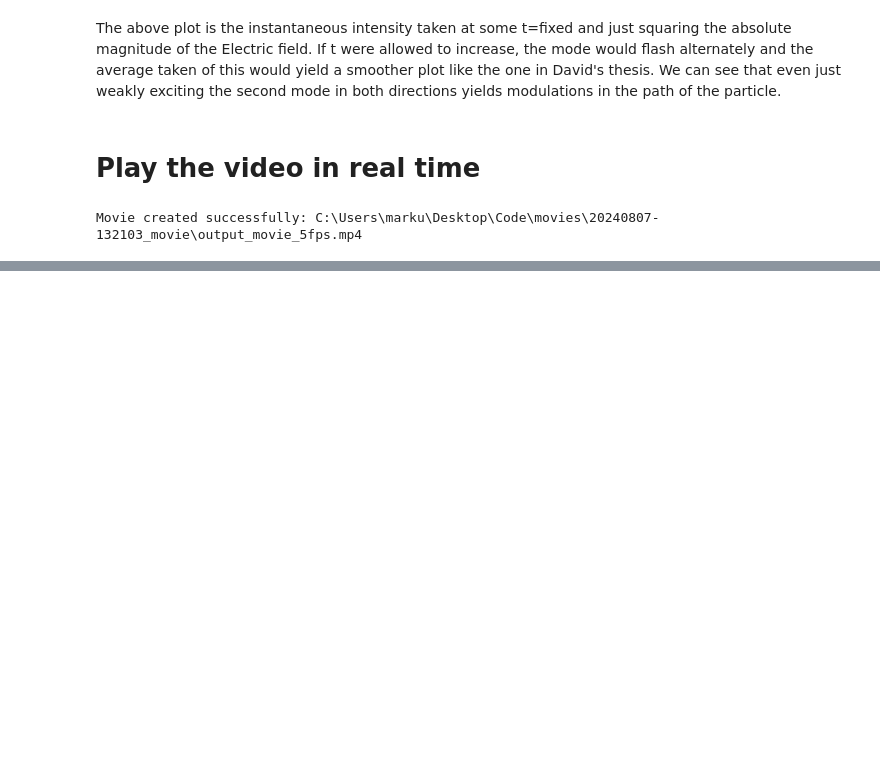
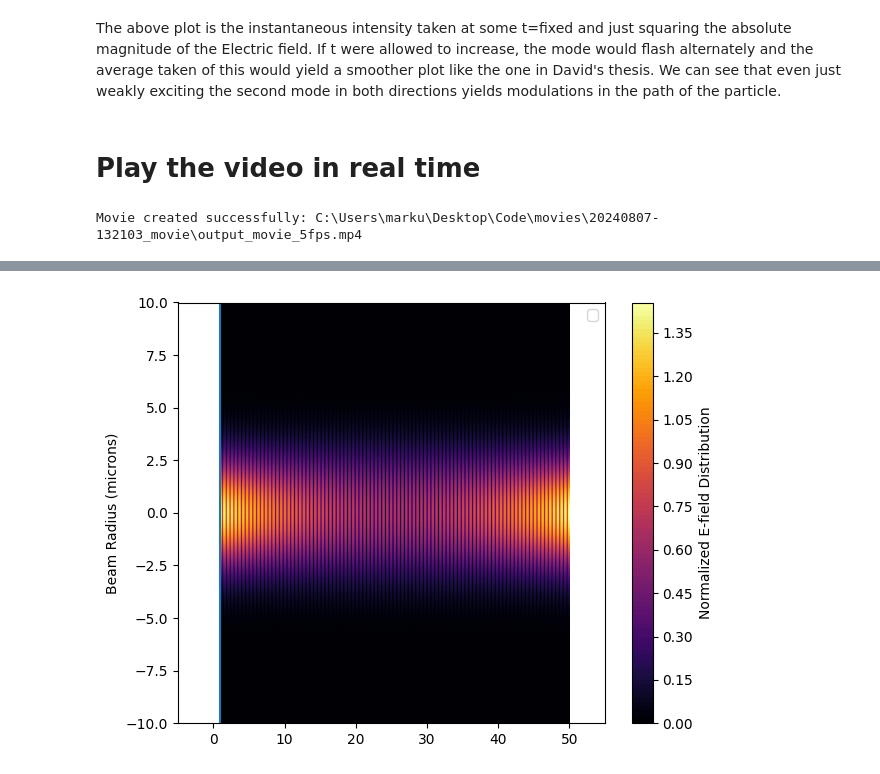
Before and after one commit to holly-faith/UCL2024, a Jupyter notebook: LPModes.ipynb, the cells around one changed output, grey strips where cells are left out. Saved outputs shown, nothing was run; the diff lists cells and outputs as text; code cells hidden in the pictures; blank space fills up the shorter version.

```diff
--- a/LPModes.ipynb
+++ b/LPModes.ipynb
@@ -225,0 +345,26 @@ Movie created successfully: C:\Users\marku\Desktop\Code\movies\20240807-132103_m
+# %%
+# add them together to make the standing wave!!
+
+total_field = np.abs(E_field_right + E_field_left)**2
+zs = np.linspace(1, 50, 2000)
+rs = np.linspace(-10, 10, 2000)
+
+Z,R = np.meshgrid(zs,rs)
+
+fig, ax = plt.subplots()
+
+
+contour1 = ax.contourf(Z,R, total_field, levels=100, cmap='inferno')
+fig.colorbar(contour1, ax=ax, label='Normalized E-field Distribution')
+ax.axvline(offset_left)
+ax.axvline(offset_right)
+
+ax.set_ylabel('Beam Radius (microns)')
+ax.set_xlim(-5,55)
+ax.set_ylim(-10,10)
+ax.legend()
+
+plt.tight_layout()
+plt.show()
+# %% [output]
+[figure, added]
```
Also changed, not shown: parts of 5 cells of this notebook.
